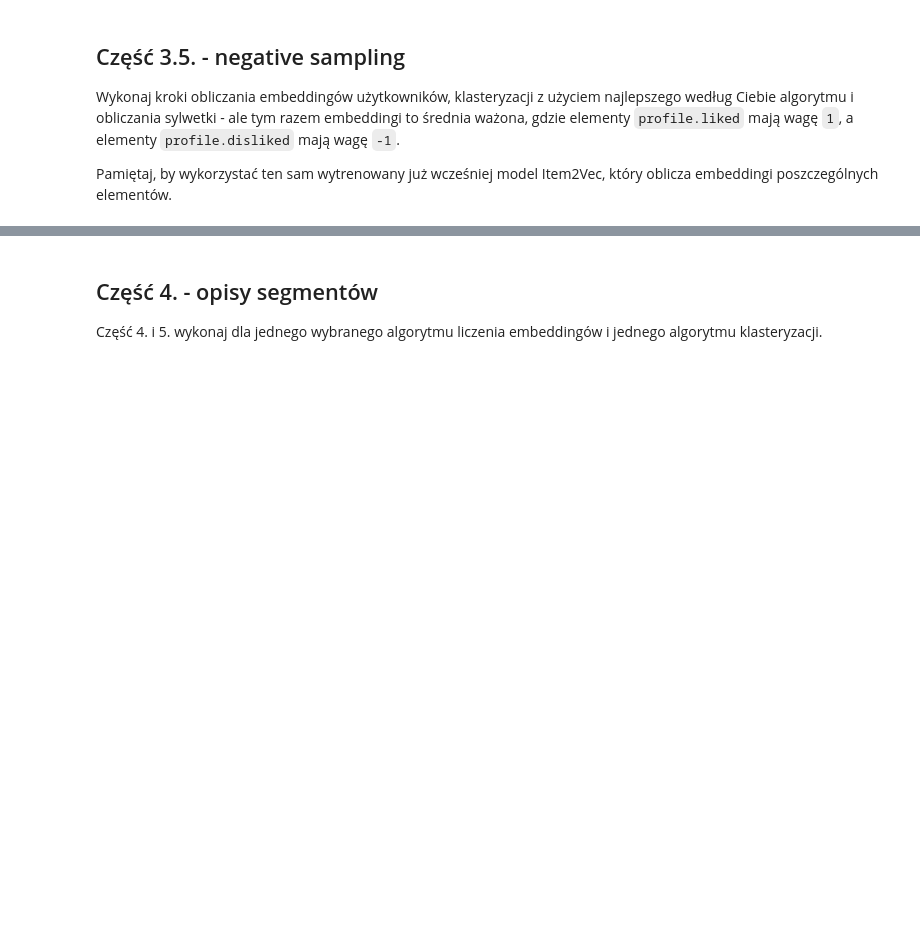
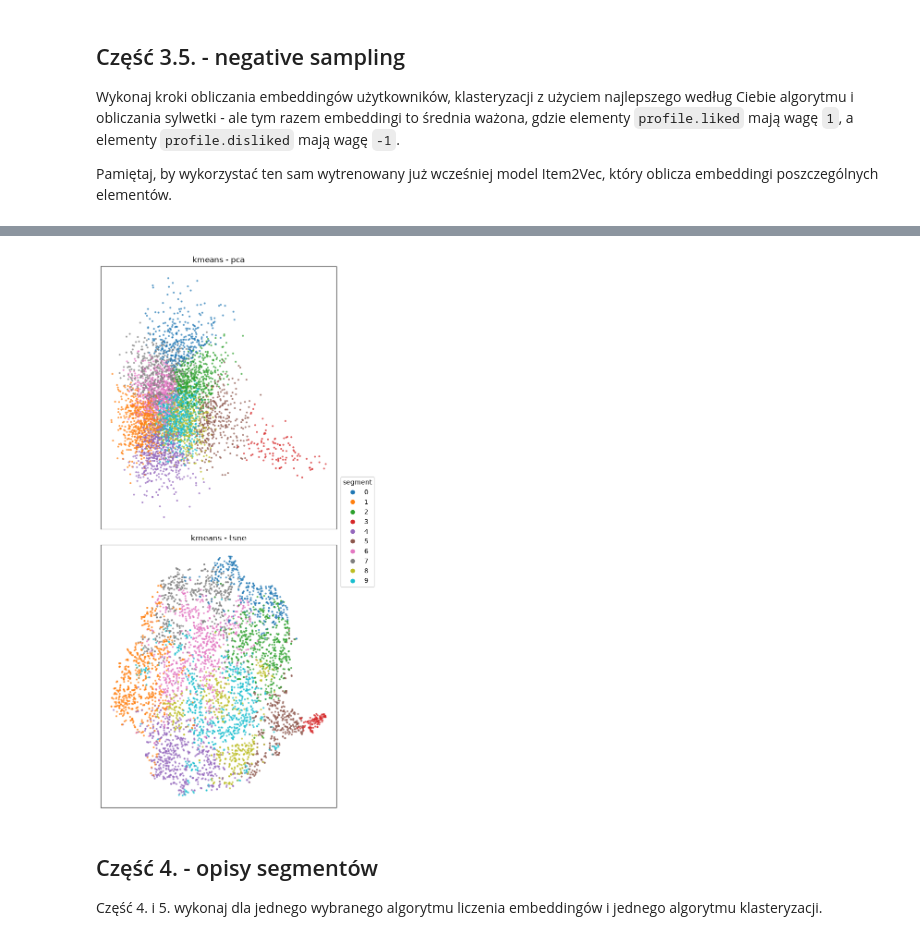
Before and after one commit to WSm-77/recommendation_systems, a Jupyter notebook: lab3/lab3_segmentation.ipynb, the cells around one changed output, grey strips where cells are left out. Cells and saved outputs as stored; diff of their text form; code cells hidden in the pictures; blank space fills up the shorter version.

```diff
--- a/lab3/lab3_segmentation.ipynb
+++ b/lab3/lab3_segmentation.ipynb
@@ -402,3 +418,8 @@ raise NotImplementedError
+# %%
+projections = [project_users(weighted_user_vectors, method) for method in ['pca', 'tsne']]
+plot_projections(projections, {BEST_ALGORITHM: segmentation_weighted_user_vectors})
+# %% [output]
+[figure, added]
 # %% [markdown]
 ## Część 4. - opisy segmentów
 
```
Also changed, not shown: parts of 9 cells of this notebook.
